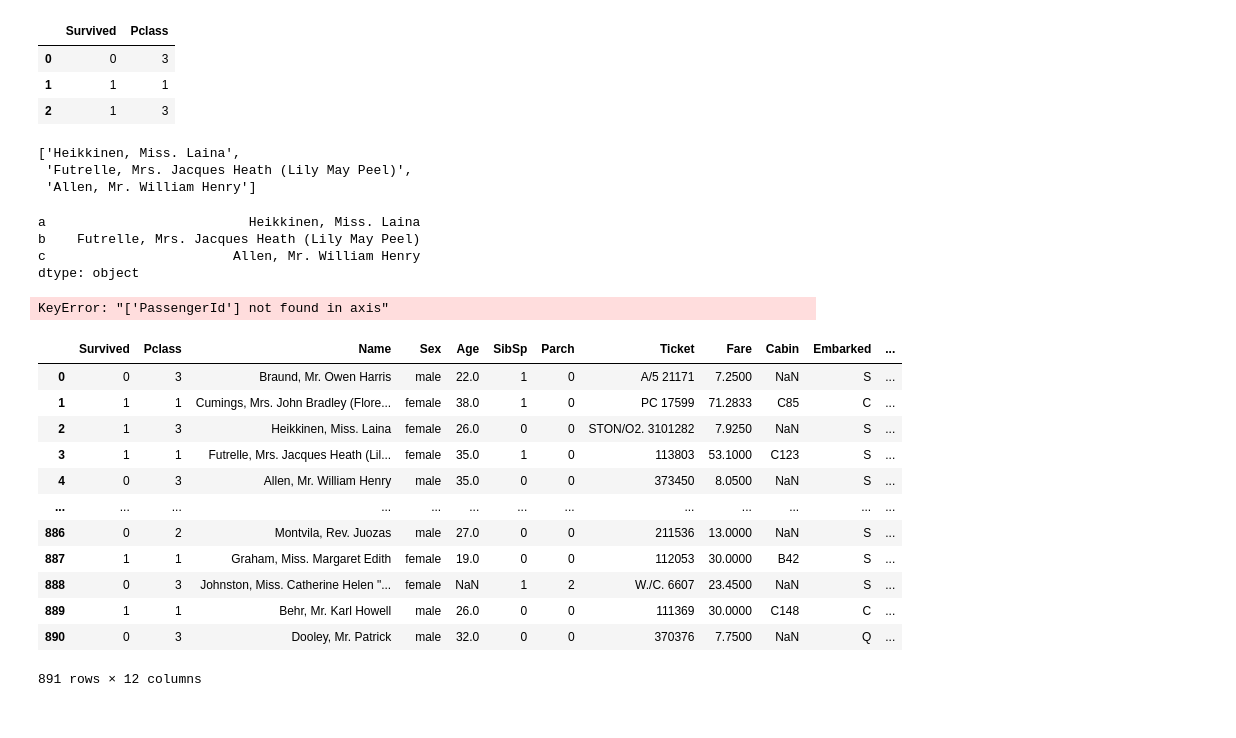
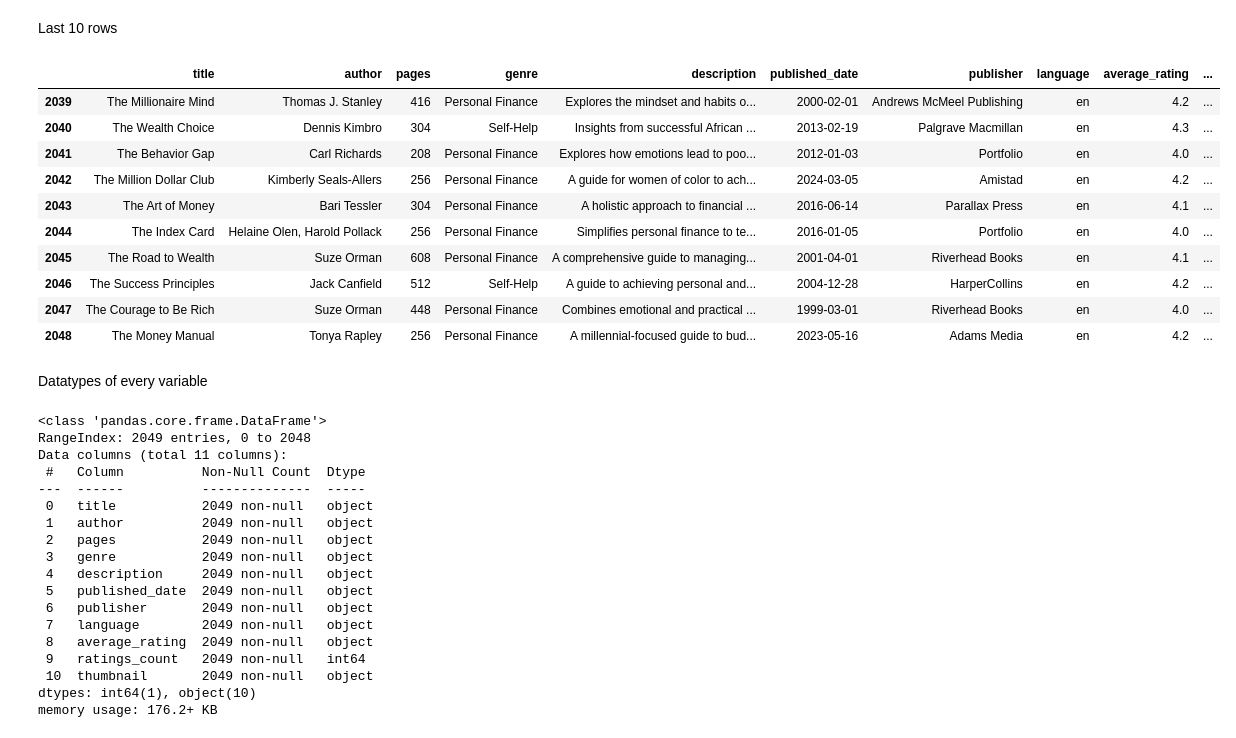
Before and after one commit to AkshatSahay72/Cse-Pathsala-ML-Couse, a Jupyter notebook: 04-pandasL2.ipynb, the cells around one changed output. Drawn from its saved outputs; the diff is of its cells as text; code cells hidden in the pictures.

```diff
--- a/04-pandasL2.ipynb
+++ b/04-pandasL2.ipynb
@@ -80,41 +35,39 @@ df.loc[0:2,['Survived','Pclass']]
-# %%
-df.iloc[0:3,1:3]
-# %% [output]
-|  | Survived | Pclass |
-| 0 | 0 | 3 |
-| 1 | 1 | 1 |
-| 2 | 1 | 3 |
-# %%
-list(df['Name'][2:5])
-# %% [output]
-['Heikkinen, Miss. Laina',
- 'Futrelle, Mrs. Jacques Heath (Lily May Peel)',
- 'Allen, Mr. William Henry']
-# %%
-s = pd.Series(list(df['Name'][2:5]),index=['a','b','c'])
-s
-# %% [output]
-a                          Heikkinen, Miss. Laina
-b    Futrelle, Mrs. Jacques Heath (Lily May Peel)
-c                        Allen, Mr. William Henry
-dtype: object
-# %%
-df.drop('PassengerId',axis=1,inplace=True)
-# %% [output]
-KeyError: "['PassengerId'] not found in axis"
+# %% [markdown]
+Last 10 rows
+# %%
+df.tail(10)
+# %% [output]
+|  | title | author | pages | genre | description | published_date | publisher | language | average_rating | ... |
+| 2039 | The Millionaire Mind | Thomas J. Stanley | 416 | Personal Finance | Explores the mindset and habits o... | 2000-02-01 | Andrews McMeel Publishing | en | 4.2 | ... |
+| 2040 | The Wealth Choice | Dennis Kimbro | 304 | Self-Help | Insights from successful African ... | 2013-02-19 | Palgrave Macmillan | en | 4.3 | ... |
+| 2041 | The Behavior Gap | Carl Richards | 208 | Personal Finance | Explores how emotions lead to poo... | 2012-01-03 | Portfolio | en | 4.0 | ... |
+| 2042 | The Million Dollar Club | Kimberly Seals-Allers | 256 | Personal Finance | A guide for women of color to ach... | 2024-03-05 | Amistad | en | 4.2 | ... |
+| 2043 | The Art of Money | Bari Tessler | 304 | Personal Finance | A holistic approach to financial ... | 2016-06-14 | Parallax Press | en | 4.1 | ... |
+| 2044 | The Index Card | Helaine Olen, Harold Pollack | 256 | Personal Finance | Simplifies personal finance to te... | 2016-01-05 | Portfolio | en | 4.0 | ... |
+| 2045 | The Road to Wealth | Suze Orman | 608 | Personal Finance | A comprehensive guide to managing... | 2001-04-01 | Riverhead Books | en | 4.1 | ... |
+| 2046 | The Success Principles | Jack Canfield | 512 | Self-Help | A guide to achieving personal and... | 2004-12-28 | HarperCollins | en | 4.2 | ... |
+| 2047 | The Courage to Be Rich | Suze Orman | 448 | Personal Finance | Combines emotional and practical ... | 1999-03-01 | Riverhead Books | en | 4.0 | ... |
+| 2048 | The Money Manual | Tonya Rapley | 256 | Personal Finance | A millennial-focused guide to bud... | 2023-05-16 | Adams Media | en | 4.2 | ... |
+# %% [markdown]
+Datatypes of every variable
 # %%
-df
+df.info()
 # %% [output]
-|  | Survived | Pclass | Name | Sex | Age | SibSp | Parch | Ticket | Fare | Cabin | Embarked | ... |
-| 0 | 0 | 3 | Braund, Mr. Owen Harris | male | 22.0 | 1 | 0 | A/5 21171 | 7.2500 | NaN | S | ... |
-| 1 | 1 | 1 | Cumings, Mrs. John Bradley (Flore... | female | 38.0 | 1 | 0 | PC 17599 | 71.2833 | C85 | C | ... |
-| 2 | 1 | 3 | Heikkinen, Miss. Laina | female | 26.0 | 0 | 0 | STON/O2. 3101282 | 7.9250 | NaN | S | ... |
-| 3 | 1 | 1 | Futrelle, Mrs. Jacques Heath (Lil... | female | 35.0 | 1 | 0 | 113803 | 53.1000 | C123 | S | ... |
-| 4 | 0 | 3 | Allen, Mr. William Henry | male | 35.0 | 0 | 0 | 373450 | 8.0500 | NaN | S | ... |
-| ... | ... | ... | ... | ... | ... | ... | ... | ... | ... | ... | ... | ... |
-| 886 | 0 | 2 | Montvila, Rev. Juozas | male | 27.0 | 0 | 0 | 211536 | 13.0000 | NaN | S | ... |
-| 887 | 1 | 1 | Graham, Miss. Margaret Edith | female | 19.0 | 0 | 0 | 112053 | 30.0000 | B42 | S | ... |
-| 888 | 0 | 3 | Johnston, Miss. Catherine Helen "... | female | NaN | 1 | 2 | W./C. 6607 | 23.4500 | NaN | S | ... |
-| 889 | 1 | 1 | Behr, Mr. Karl Howell | male | 26.0 | 0 | 0 | 111369 | 30.0000 | C148 | C | ... |
-| 890 | 0 | 3 | Dooley, Mr. Patrick | male | 32.0 | 0 | 0 | 370376 | 7.7500 | NaN | Q | ... |
-891 rows × 12 columns
+<class 'pandas.core.frame.DataFrame'>
+RangeIndex: 2049 entries, 0 to 2048
+Data columns (total 11 columns):
+ #   Column          Non-Null Count  Dtype
+---  ------          --------------  -----
+ 0   title           2049 non-null   object
+ 1   author          2049 non-null   object
+ 2   pages           2049 non-null   object
+ 3   genre           2049 non-null   object
+ 4   description     2049 non-null   object
+ 5   published_date  2049 non-null   object
+ 6   publisher       2049 non-null   object
+ 7   language        2049 non-null   object
+ 8   average_rating  2049 non-null   object
+ 9   ratings_count   2049 non-null   int64
+ 10  thumbnail       2049 non-null   object
+dtypes: int64(1), object(10)
+memory usage: 176.2+ KB
```
Also changed, not shown: parts of 21 cells of this notebook, 2 other files.
